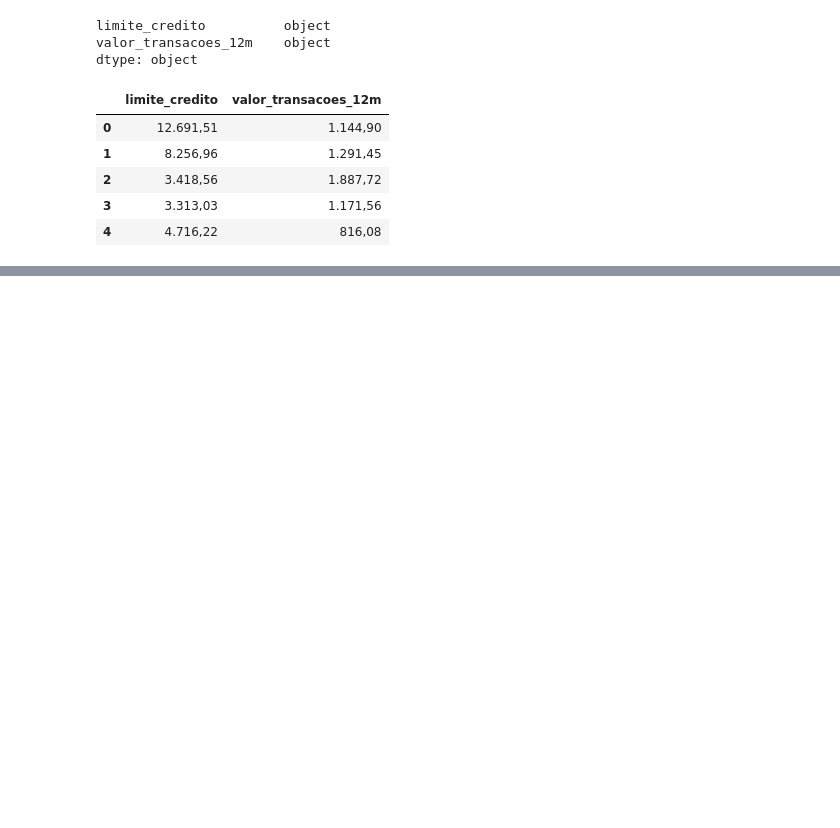
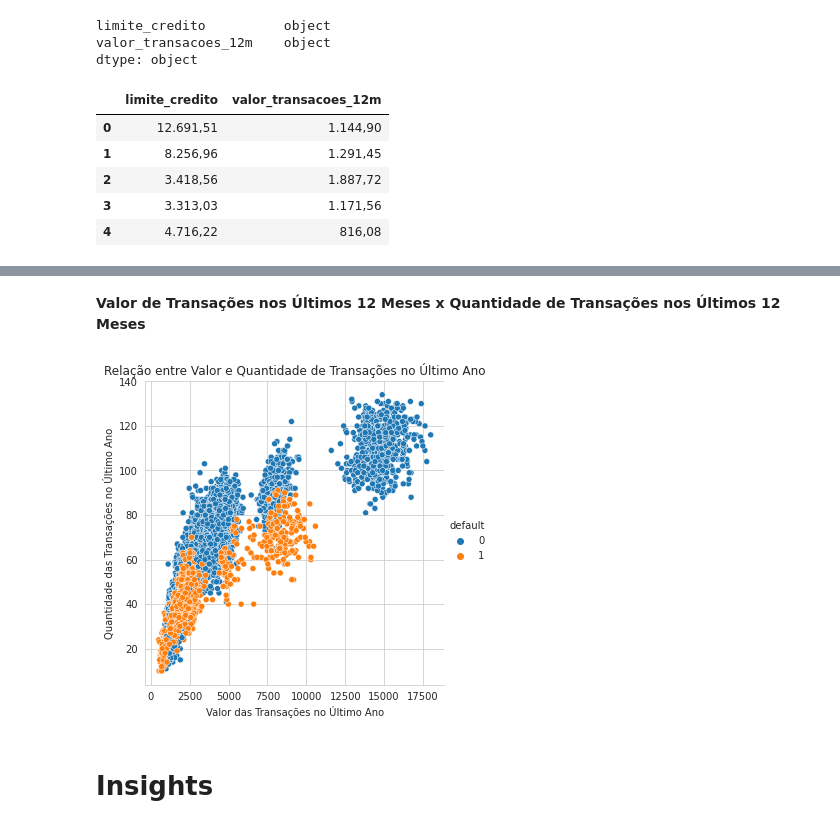
Before and after one commit to narcisonascimento/ebac-python-projeto-final, a Jupyter notebook: ebac-python-projeto-final.ipynb, the cells around one changed output, grey strips where cells are left out. Drawn from its saved outputs; the diff is of its cells as text; code cells hidden in the pictures; blank space fills up the shorter version.

```diff
--- a/ebac-python-projeto-final.ipynb
+++ b/ebac-python-projeto-final.ipynb
@@ -240,0 +249,8 @@ df[['limite_credito', 'valor_transacoes_12m']].head(n=5)
+# %%
+fn = lambda valor: float(valor.replace(".", "").replace(",", "."))
+
+valores_originais = ['12.691,51', '8.256,96', '3.418,56', '3.313,03', '4.716,22']
+valores_limpos = list(map(fn, valores_originais))
+
+print(valores_originais)
+print(valores_limpos)
@@ -240,0 +262,3 @@ df[['limite_credito', 'valor_transacoes_12m']].head(n=5)
+# %%
+df['valor_transacoes_12m'] = df['valor_transacoes_12m'].apply(fn)
+df['limite_credito'] = df['limite_credito'].apply(fn)
@@ -240,0 +318,2 @@ df[['limite_credito', 'valor_transacoes_12m']].head(n=5)
+# %%
+df.dropna(inplace=True)
@@ -240,0 +479,13 @@ df[['limite_credito', 'valor_transacoes_12m']].head(n=5)
+# %% [markdown]
+**Valor de Transações nos Últimos 12 Meses x Quantidade de Transações nos Últimos 12 Meses**
+# %%
+f = sns.relplot(x='valor_transacoes_12m', y='qtd_transacoes_12m', data=df, hue='default')
+_ = f.set(
+    title='Relação entre Valor e Quantidade de Transações no Último Ano',
+    xlabel='Valor das Transações no Último Ano',
+    ylabel='Quantidade das Transações no Último Ano'
+  )
+# %% [output]
+[figure, added]
+# %% [markdown]
+# **Insights**
```
Also changed, not shown: parts of 42 cells of this notebook.
